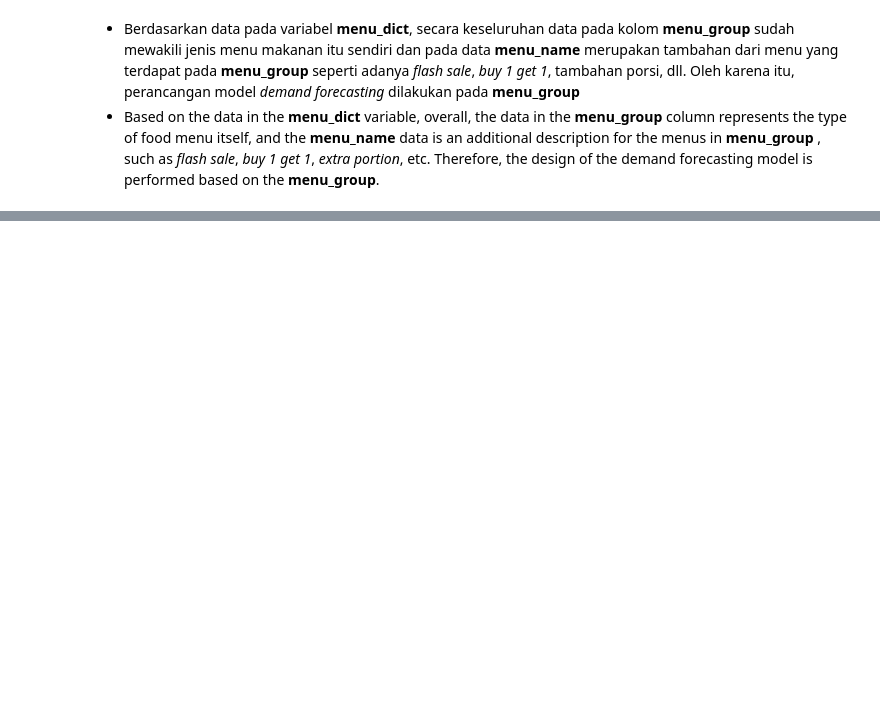
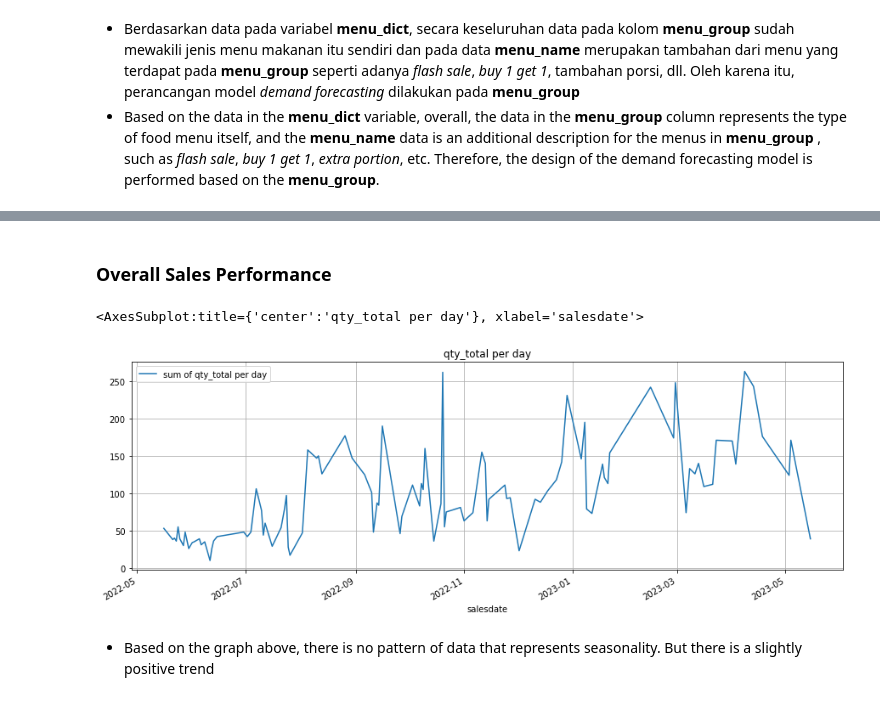
Before and after one commit to wilsonalfrido/legit-test, a Jupyter notebook: notebooks/EDA & Modelling.ipynb, the cells around one changed output, grey strips where cells are left out. Saved outputs shown, nothing was run; the diff lists cells and outputs as text; code cells hidden in the pictures; blank space fills up the shorter version.

```diff
--- a/notebooks/EDA & Modelling.ipynb
+++ b/notebooks/EDA & Modelling.ipynb
@@ -6,6 +6,7 @@ import pandas as pd
 import matplotlib.pyplot as plt
 import seaborn as sns
 import numpy as np
+color_pal = sns.color_palette()
 
 from sklearn.preprocessing import MinMaxScaler
 from sklearn.metrics import mean_squared_error, mean_absolute_error
@@ -101,0 +110,17 @@ df.set_index("salesdate",inplace = True)
+# %%
+qty_per_day = df.pivot_table(values='qty_total', index='salesdate', aggfunc='sum')
+qty_per_day.rename(columns={'qty_total':'sum of qty_total per day'},inplace=True)
+# %% [markdown]
+### Overall Sales Performance
+# %%
+qty_per_day.plot(style='-',
+                figsize=(15, 5),
+                color=color_pal[0],
+                title='qty_total per day',
+                grid=True,
+                legend=True)
+# %% [output]
+<AxesSubplot:title={'center':'qty_total per day'}, xlabel='salesdate'>
+[figure, added]
+# %% [markdown]
+- Based on the graph above, there is no pattern of data that represents seasonality. But there is a slightly positive trend
```
Also changed, not shown: parts of 23 cells of this notebook.
